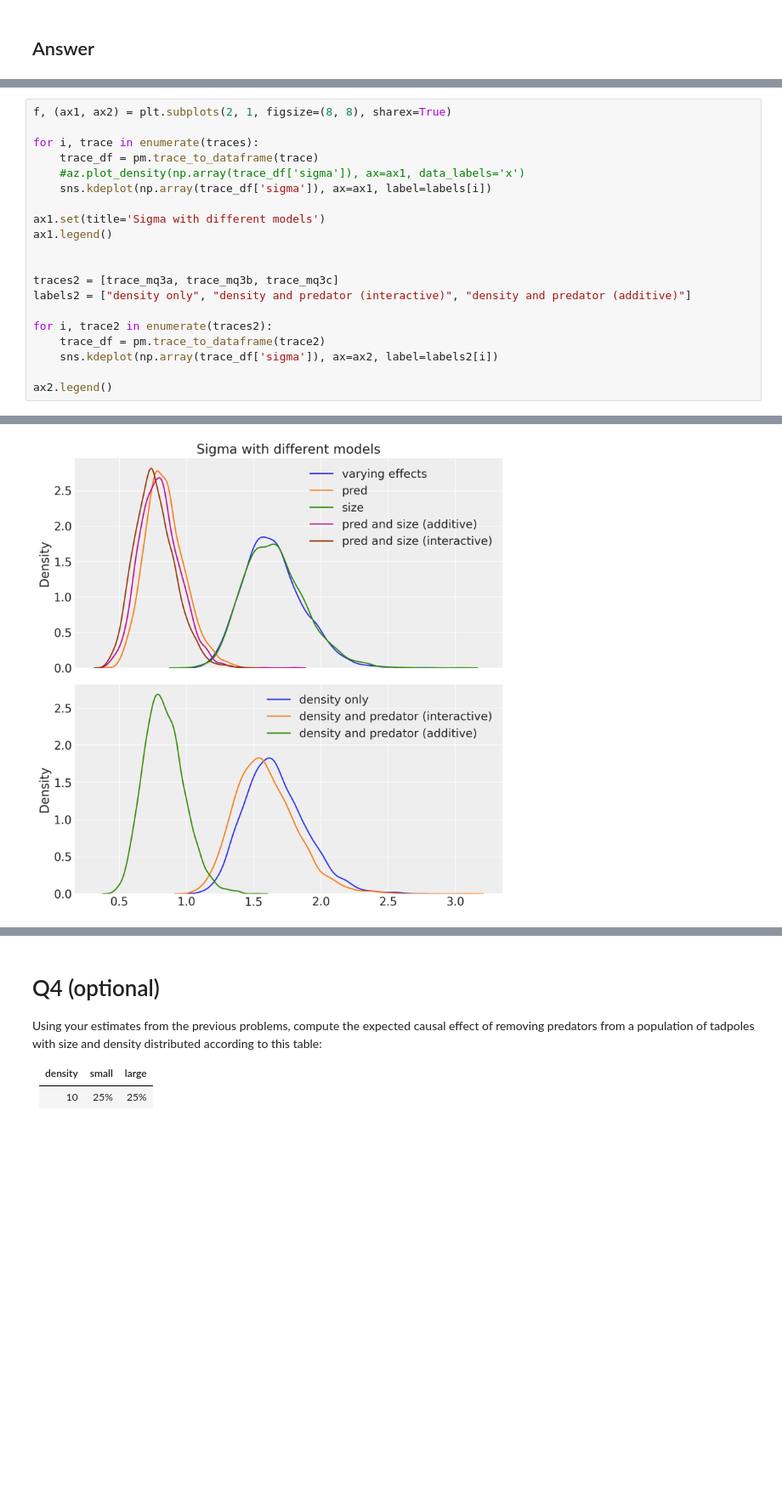
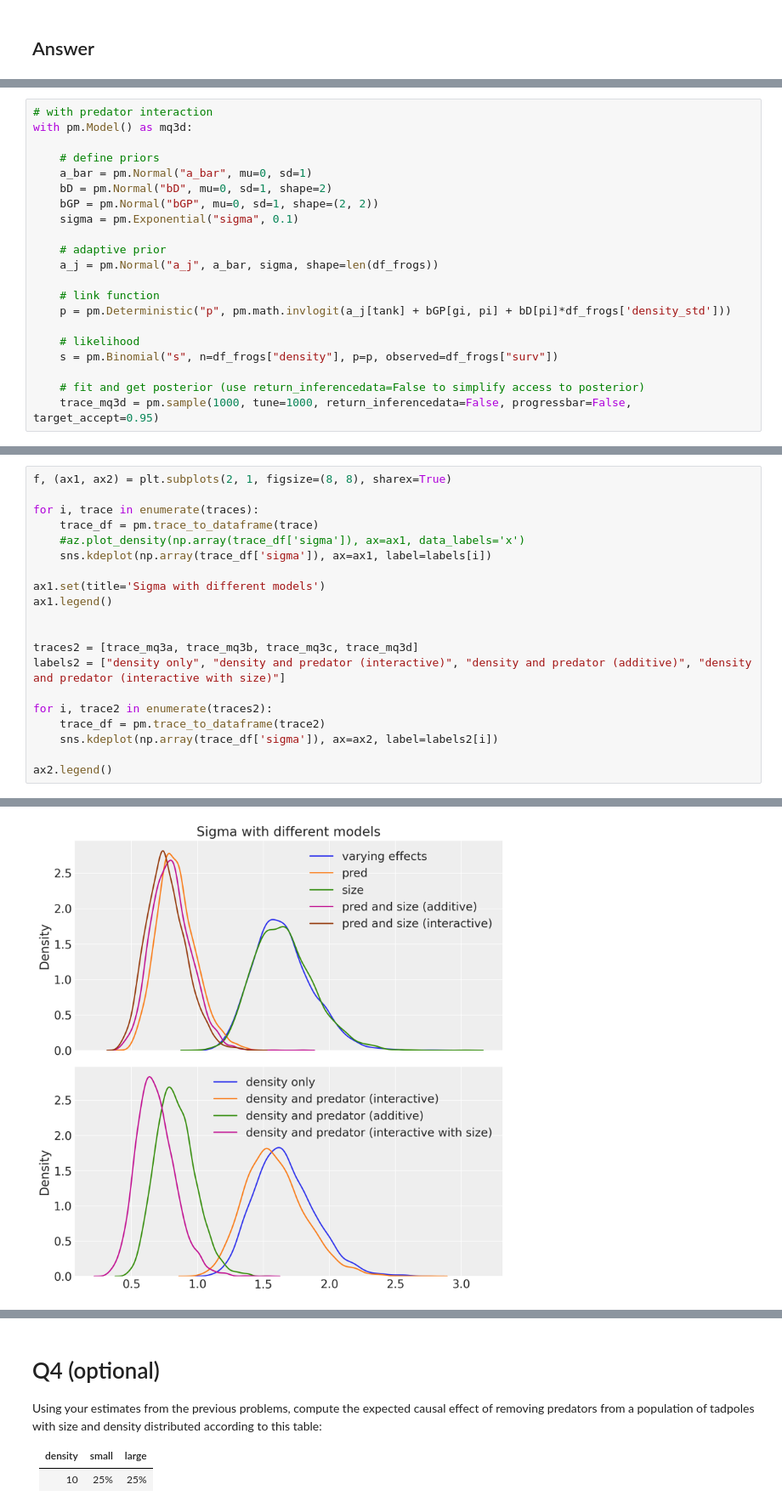
Before and after one commit to benslack19/stats_rethinking, a Jupyter notebook: SR_notebooks_2022/stats_rethinking_hw06.ipynb, the cells around one changed output, grey strips where cells are left out. Shown at 85% size. Drawn from its saved outputs; the diff is of its cells as text; blank space fills up the shorter version.

```diff
--- a/SR_notebooks_2022/stats_rethinking_hw06.ipynb
+++ b/SR_notebooks_2022/stats_rethinking_hw06.ipynb
@@ -917,0 +916,21 @@ ERROR:pymc3:The estimated number of effective samples is smaller than 200 for so
+# %%
+# with predator interaction
+with pm.Model() as mq3d:
+
+    # define priors
+    a_bar = pm.Normal("a_bar", mu=0, sd=1)
+    bD = pm.Normal("bD", mu=0, sd=1, shape=2)
+    bGP = pm.Normal("bGP", mu=0, sd=1, shape=(2, 2))
+    sigma = pm.Exponential("sigma", 0.1)
+
+    # adaptive prior
+    a_j = pm.Normal("a_j", a_bar, sigma, shape=len(df_frogs))
+
+    # link function
+    p = pm.Deterministic("p", pm.math.invlogit(a_j[tank] + bGP[gi, pi] + bD[pi]*df_frogs['density_std']))
+
+    # likelihood
+    s = pm.Binomial("s", n=df_frogs["density"], p=p, observed=df_frogs["surv"])
+
+    # fit and get posterior (use return_inferencedata=False to simplify access to posterior)
+    trace_mq3d = pm.sample(1000, tune=1000, return_inferencedata=False, progressbar=False, target_accept=0.95)
@@ -918,24 +951,24 @@ ERROR:pymc3:The estimated number of effective samples is smaller than 200 for so
 # %%
 f, (ax1, ax2) = plt.subplots(2, 1, figsize=(8, 8), sharex=True)
 
 for i, trace in enumerate(traces):
     trace_df = pm.trace_to_dataframe(trace)
     #az.plot_density(np.array(trace_df['sigma']), ax=ax1, data_labels='x')
     sns.kdeplot(np.array(trace_df['sigma']), ax=ax1, label=labels[i])
 
 ax1.set(title='Sigma with different models')
 ax1.legend()
 
 
-traces2 = [trace_mq3a, trace_mq3b, trace_mq3c]
-labels2 = ["density only", "density and predator (interactive)", "density and predator (additive)"]
+traces2 = [trace_mq3a, trace_mq3b, trace_mq3c, trace_mq3d]
+labels2 = ["density only", "density and predator (interactive)", "density and predator (additive)", "density and predator (interactive with size)"]
 
 for i, trace2 in enumerate(traces2):
     trace_df = pm.trace_to_dataframe(trace2)
     sns.kdeplot(np.array(trace_df['sigma']), ax=ax2, label=labels2[i])
 
 ax2.legend()
 # %% [output]
 <matplotlib.legend.Legend at 0x...>
-[figure, old version]
+[figure, new version]
 [interactive output not drawn]
```
Also changed, not shown: parts of 30 cells of this notebook, 2 other files.
